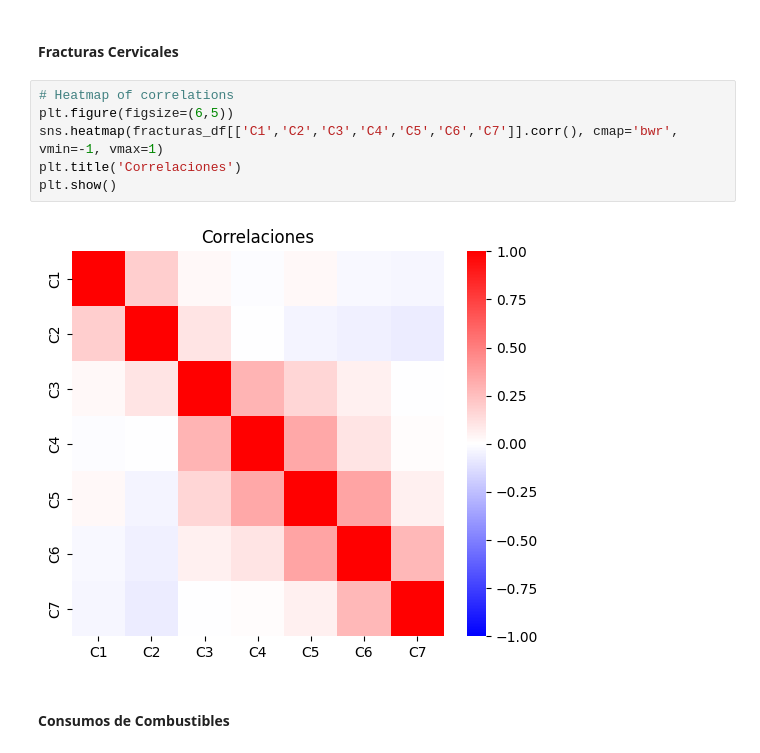
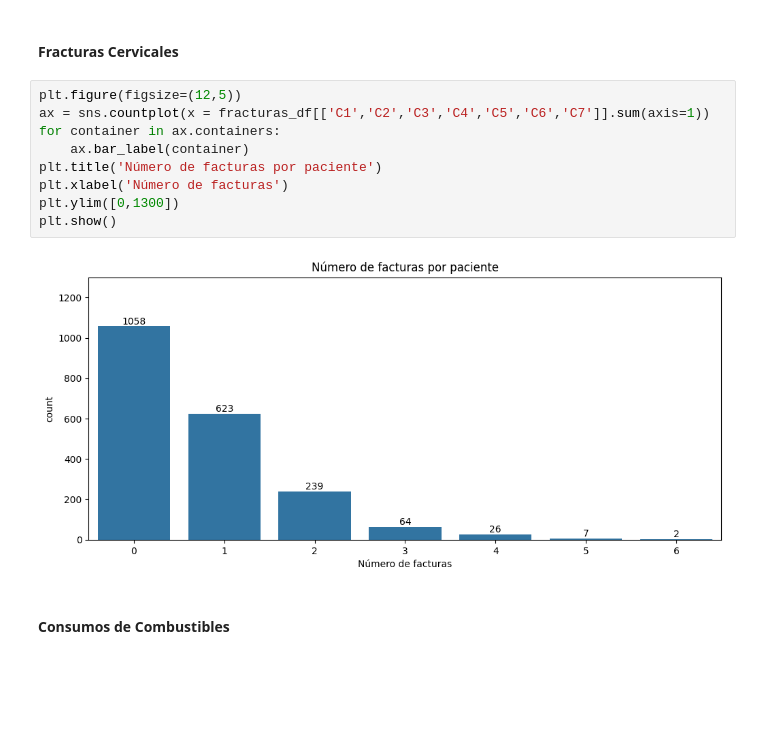
Before and after one commit to LeivaDiego/Tarea3-DataScience, a Jupyter notebook: visualizaciones.ipynb, the cells around one changed output. Saved outputs shown, nothing was run; the diff lists cells and outputs as text; blank space fills up the shorter version.

Commit message:
Nueva seleccion de visualizaciones
- se seleccionaron otras visualizaciones

```diff
--- a/visualizaciones.ipynb
+++ b/visualizaciones.ipynb
@@ -31,14 +31,17 @@ phising_df = pd.read_csv('data/phishing_sites.csv')
 ### Visualizaciones Originales
 # %% [markdown]
 #### Fracturas Cervicales
-# %%
-# Heatmap of correlations
-plt.figure(figsize=(6,5))
-sns.heatmap(fracturas_df[['C1','C2','C3','C4','C5','C6','C7']].corr(), cmap='bwr', vmin=-1, vmax=1)
-plt.title('Correlaciones')
-plt.show()
-# %% [output]
-[figure, removed]
+# %%
+plt.figure(figsize=(12,5))
+ax = sns.countplot(x = fracturas_df[['C1','C2','C3','C4','C5','C6','C7']].sum(axis=1))
+for container in ax.containers:
+    ax.bar_label(container)
+plt.title('Número de facturas por paciente')
+plt.xlabel('Número de facturas')
+plt.ylim([0,1300])
+plt.show()
+# %% [output]
+[figure, added]
 # %% [markdown]
 #### Consumos de Combustibles
 # %%
```
Also changed, not shown: parts of 5 cells of this notebook, 2 other files.
